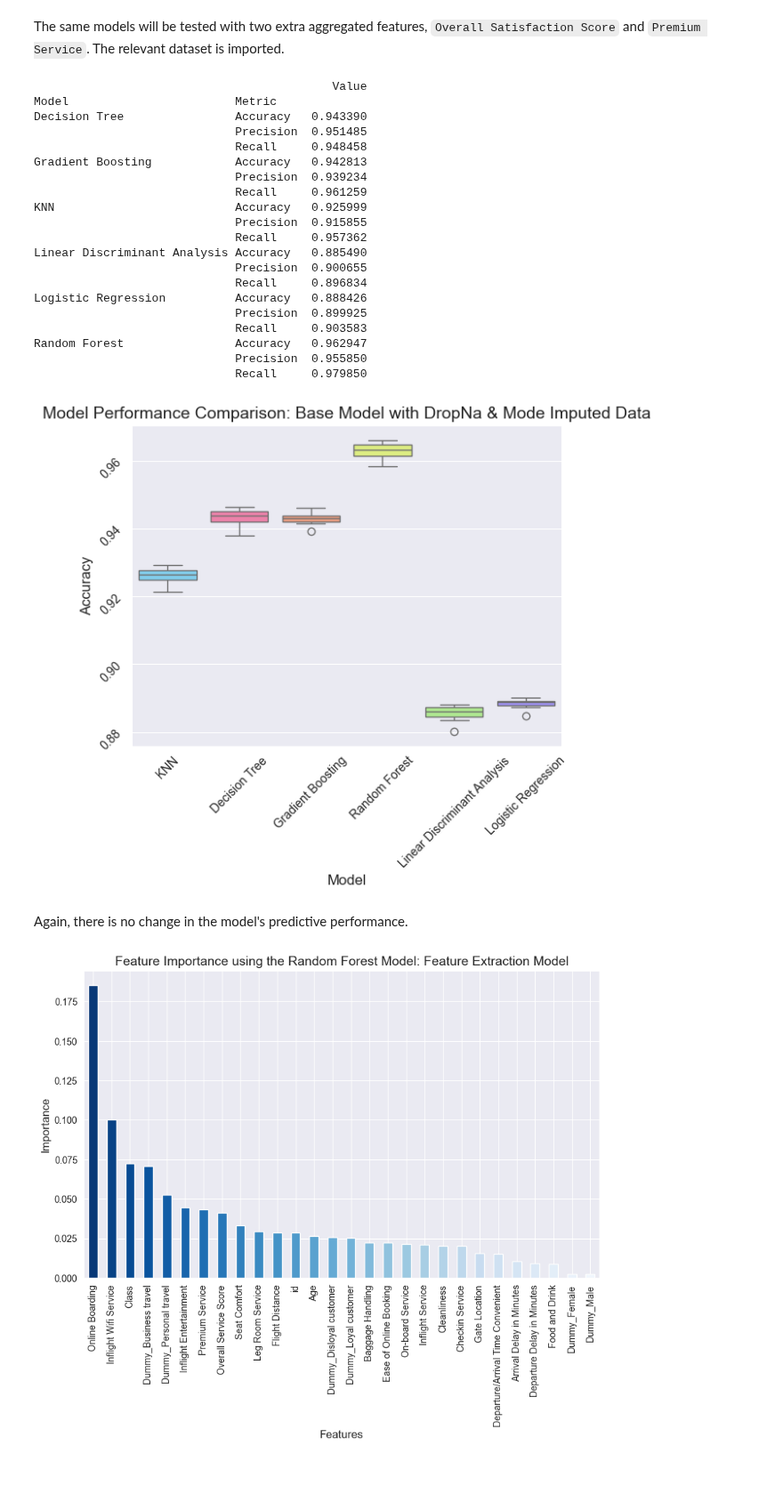
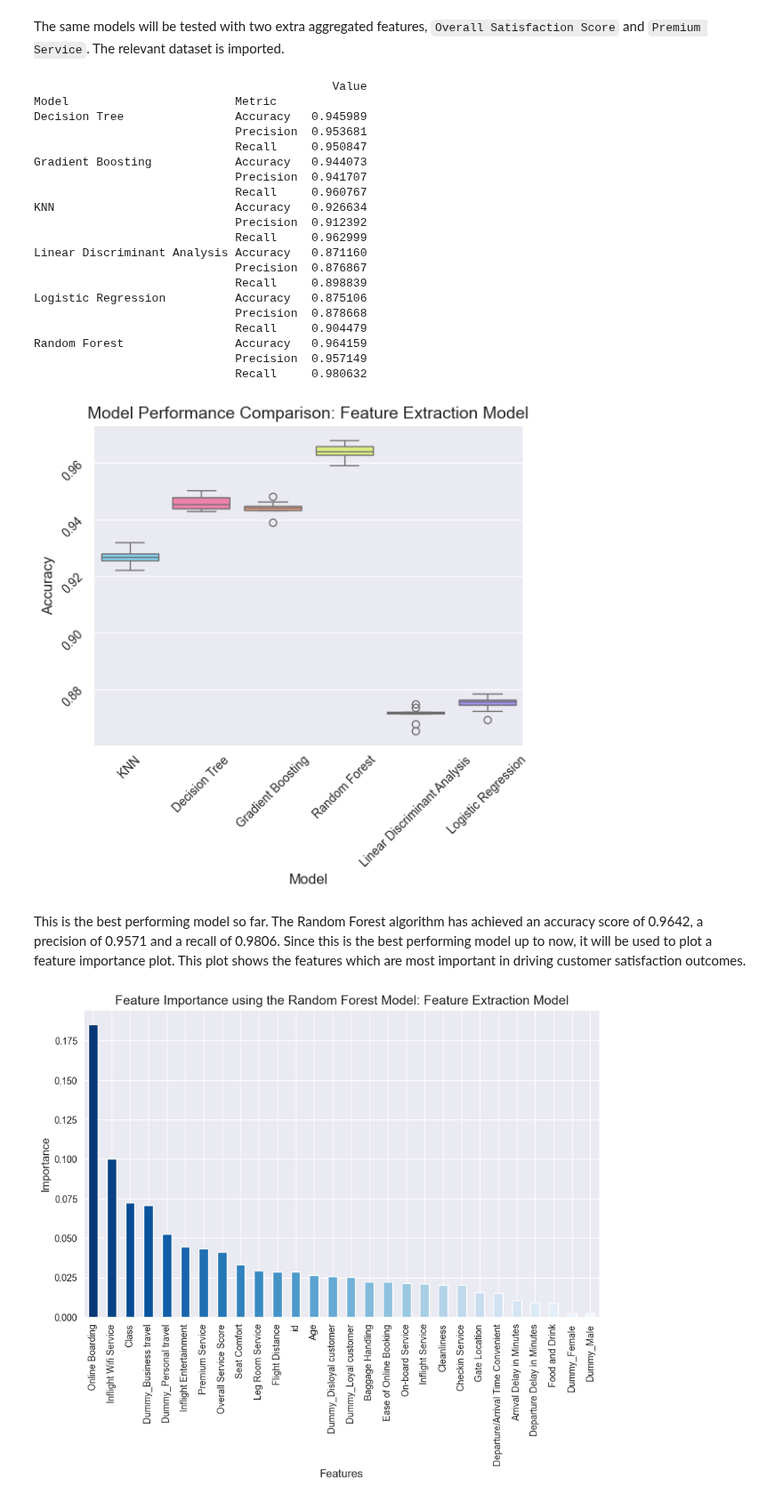
Before and after one commit to alexandra-pritoula/airline_passenger_satisfaction, a Jupyter notebook: Notebooks/model_training_and_evaluation.ipynb, the cells around one changed output. Shown at 89% size. Cells and saved outputs as stored; diff of their text form; code cells hidden in the pictures; blank space fills up the shorter version.

```diff
--- a/Notebooks/model_training_and_evaluation.ipynb
+++ b/Notebooks/model_training_and_evaluation.ipynb
@@ -626,48 +628,48 @@ models = {'KNN': KNeighborsClassifier(),
 # %%
 # Loading the results:
 results_long = pd.read_pickle('../Models/Model_fe/results_fe_model.pkl')
 
 # Formatting the results for printing:
 results = results_long.groupby(['Model', 'Metric']).mean()
 results = pd.DataFrame(results)
 print(results)
 
 # Formatting data for multiple boxplots plot:
 results_boxplot = results_long[results_long['Metric'] == 'Accuracy'].drop('Metric', axis = 1)
 
 # Plotting the boxplots:
 sns.set_style('darkgrid')
 ax = sns.boxplot(x='Model', y='Value', hue='Model', data=results_boxplot, palette = ['#70D6FF', '#FF70A6', '#FF9770', '#E9FF70', '#AAF683', '#9381FF'])
 
 # Customizing the plots:
-ax.set_title('Model Performance Comparison: Base Model with DropNa & Mode Imputed Data', fontsize = 14)
+ax.set_title('Model Performance Comparison: Feature Extraction Model', fontsize = 14)
 ax.set_xlabel('Model', fontsize = 12)
 ax.set_ylabel('Accuracy', fontsize = 12)
 ax.tick_params(axis='both', labelsize = 10, rotation = 45)
 # %% [output]
                                            Value
 Model                        Metric
-Decision Tree                Accuracy   0.943390
-                             Precision  0.951485
-                             Recall     0.948458
-Gradient Boosting            Accuracy   0.942813
-                             Precision  0.939234
-                             Recall     0.961259
-KNN                          Accuracy   0.925999
-                             Precision  0.915855
-                             Recall     0.957362
-Linear Discriminant Analysis Accuracy   0.885490
-                             Precision  0.900655
-                             Recall     0.896834
-Logistic Regression          Accuracy   0.888426
-                             Precision  0.899925
-                             Recall     0.903583
-Random Forest                Accuracy   0.962947
-                             Precision  0.955850
-                             Recall     0.979850
+Decision Tree                Accuracy   0.945989
+                             Precision  0.953681
+                             Recall     0.950847
+Gradient Boosting            Accuracy   0.944073
+                             Precision  0.941707
+                             Recall     0.960767
+KNN                          Accuracy   0.926634
+                             Precision  0.912392
+                             Recall     0.962999
+Linear Discriminant Analysis Accuracy   0.871160
+                             Precision  0.876867
+                             Recall     0.898839
+Logistic Regression          Accuracy   0.875106
+                             Precision  0.878668
+                             Recall     0.904479
+Random Forest                Accuracy   0.964159
+                             Precision  0.957149
+                             Recall     0.980632
-[figure, old version]
+[figure, new version]
-# %% [markdown]
-Again, there is no change in the model's predictive performance.
+# %% [markdown]
+This is the best performing model so far. The Random Forest algorithm has achieved an accuracy score of 0.9642, a precision of 0.9571 and a recall of 0.9806. Since this is the best performing model up to now, it will be used to plot a feature importance plot. This plot shows the features which are most important in driving customer satisfaction outcomes.
 # %%
 # Dictionary to store loaded models:
 loaded_models = {}
```
Also changed, not shown: parts of 23 cells of this notebook, 5 other files.
